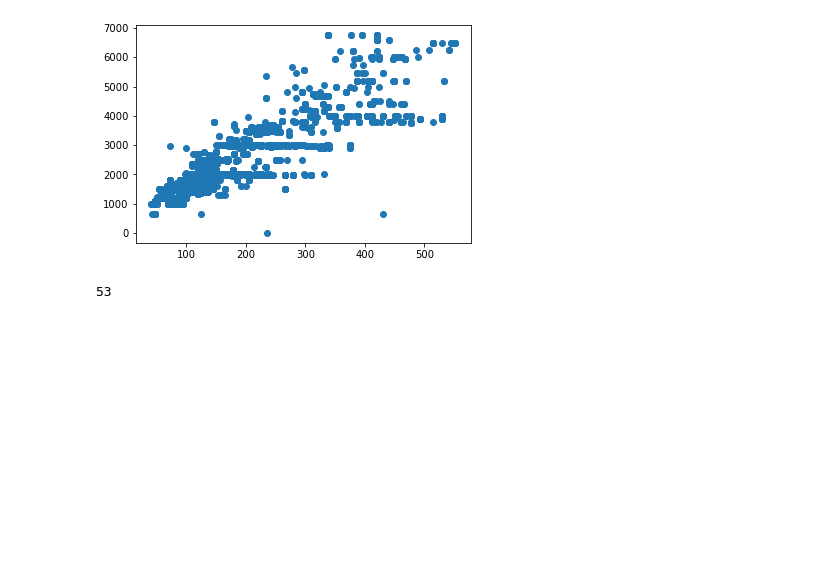
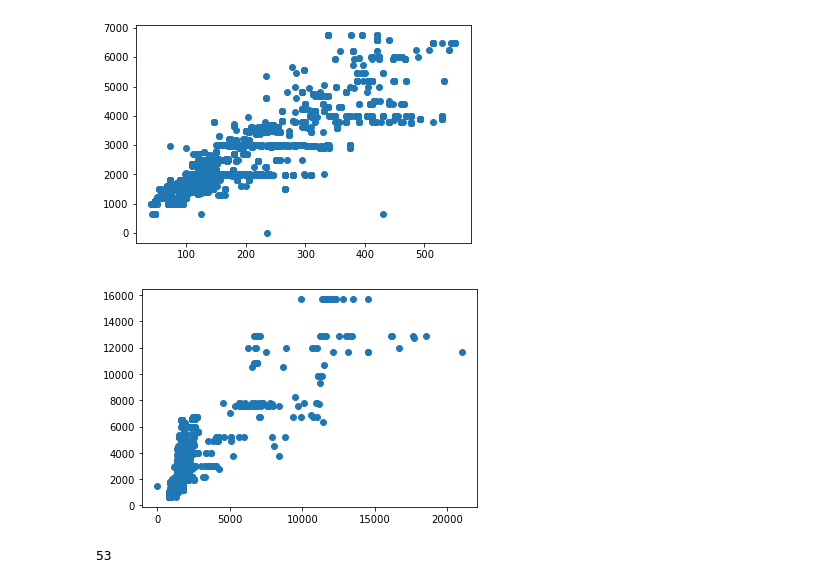
Before and after one commit to WendyBaiYunwei/CS5228-project, a Jupyter notebook: train-data-cleaning.ipynb, the cells around one changed output. Drawn from its saved outputs; the diff is of its cells as text; code cells hidden in the pictures; blank space fills up the shorter version.

```diff
--- a/train-data-cleaning.ipynb
+++ b/train-data-cleaning.ipynb
@@ -42,25 +36,0 @@ print(missing_make.sum())
-# %%
-def extract_model(de):
-    model_list = ['alfa romeo', 'alpine', 'aston martin', 'audi', 'austin', 'bentley', 'bmw',
- 'byd', 'chery', 'chevrolet', 'chrysler', 'citroen', 'cupra', 'daf', 'daihatsu',
- 'daimler', 'dodge', 'dongfeng', 'ferrari', 'fiat', 'ford', 'foton',
- 'golden dragon', 'hafei', 'higer', 'hino', 'honda', 'hummer', 'hyundai',
- 'infiniti', 'international', 'isuzu', 'iveco', 'jaguar', 'jeep', 'joylong',
- 'kia', 'lamborghini', 'land rover', 'lexus', 'lotus', 'man', 'maserati', 'maxus',
- 'mazda', 'mclaren', 'mercedes', 'mercedes-benz', 'mg', 'mini', 'mitsubishi',
- 'mitsuoka', 'morris', 'nissan', 'opel', 'perodua', 'peugeot', 'porsche',
- 'proton', 'renault', 'riley', 'rolls-royce', 'rover', 'ruf', 'saab', 'scania',
- 'seat', 'skoda', 'ssangyong', 'subaru', 'suzuki', 'tesla', 'toyota', 'ud',
- 'volkswagen', 'volvo', 'yutong']
-    des = de.split(' ')
-    for d in des:
-        if d in model_list:
-            return d
-    return False
-
-df['title'] = df['title'].str.lower().replace('-', '')
-make_from_titles = df['title'].map(extract_model)
-b = np.array(make_from_titles, dtype=bool)
-remains = np.logical_and(b, missing_make)
-df['make'][remains] = make_from_titles[remains]
-#2103 make filled
@@ -134,6 +100,12 @@ plt.scatter(df["power"], df["engine_cap"])
 plt.show()
 # %% [output]
 [figure]
+# %%
+# plot correlation between power and engine cap
+plt.scatter(df["curb_weight"], df["engine_cap"])
+plt.show()
+# %% [output]
+[figure, added]
 # %%
 # engine cap
 print(df["engine_cap"].isnull().sum())
```
Also changed, not shown: parts of 22 cells of this notebook, 4 other files.
